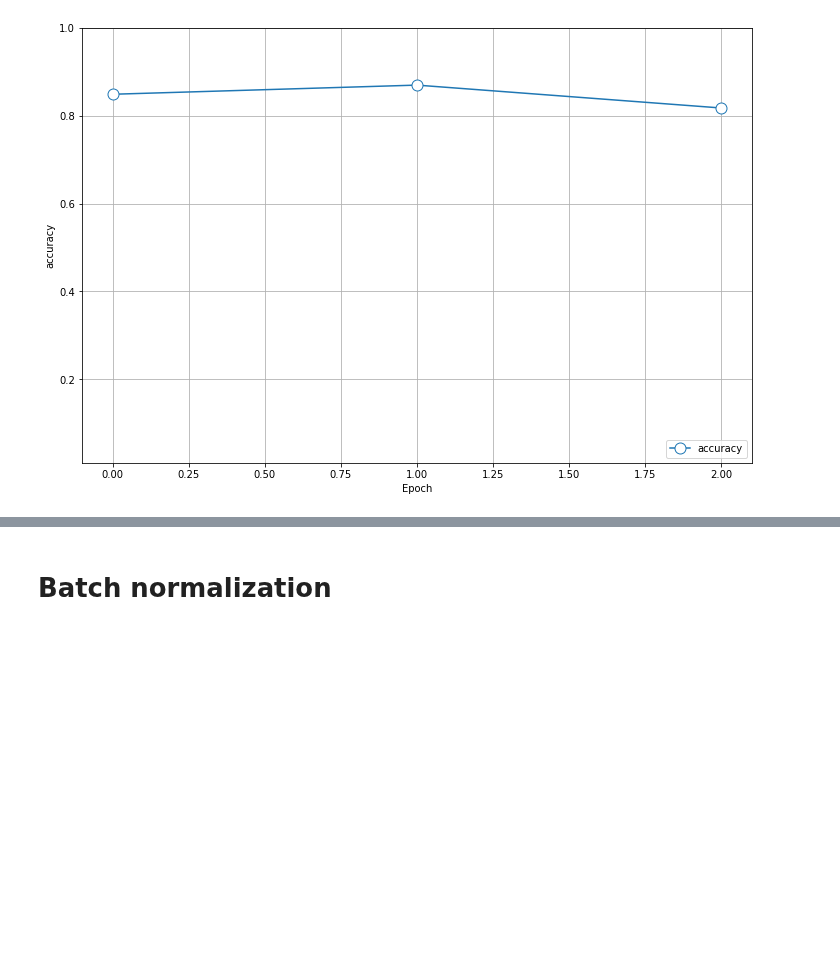
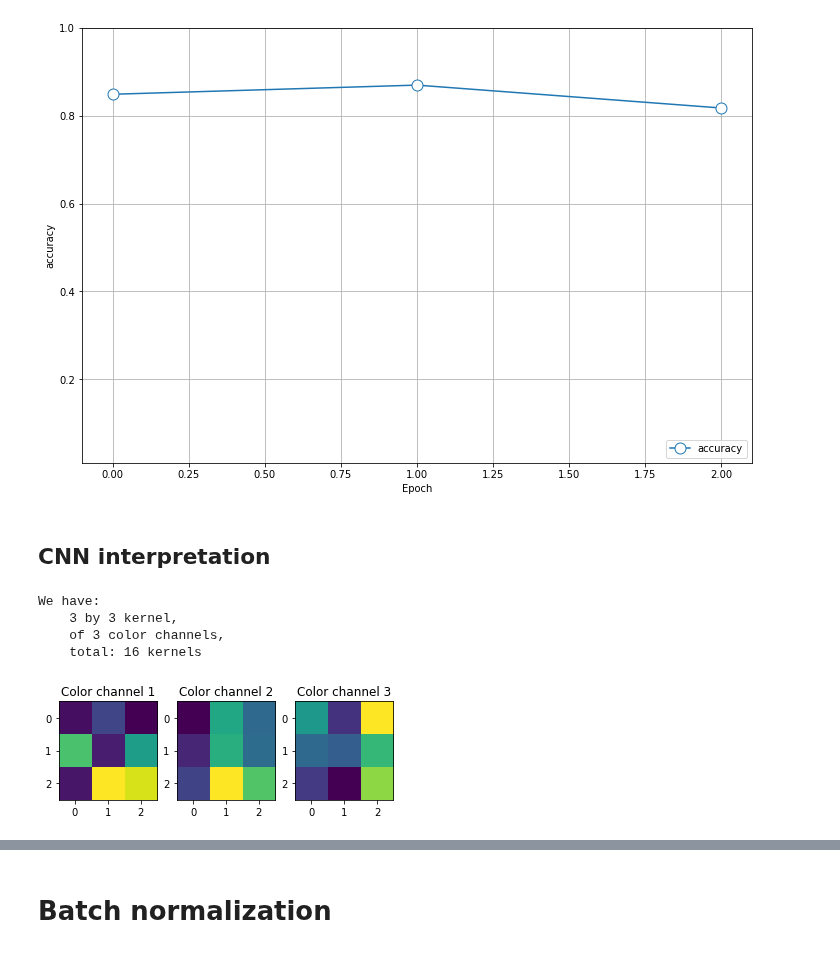
Before and after one commit to PashaIanko/Covid19Classifier, a Jupyter notebook: main.ipynb, the cells around one changed output, grey strips where cells are left out. Cells and saved outputs as stored; diff of their text form; code cells hidden in the pictures; blank space fills up the shorter version.

```diff
--- a/main.ipynb
+++ b/main.ipynb
@@ -383,3 +401,34 @@ plot_history(
 )
 # %% [output]
 [figure]
+# %% [markdown]
+## CNN interpretation
+# %%
+n_layer = 0
+n_kernel = 0  # The first one out of 16, 32, ... kernels in the layer
+index = 0  # First image from the batch
+
+conv_layer = cnn_model.model.layers[n_layer]
+kernels = conv_layer.get_weights()[0]
+
+color_kernels = [
+    kernels[:, :, color_ch, n_kernel]
+    for color_ch in range(*PreprocessingParameters.n_color_channels)
+]
+# %%
+kern_shape = kernels.shape
+print(
+    f'''We have:
+    {kern_shape[0]} by {kern_shape[1]} kernel,
+    of {kern_shape[2]} color channels,
+    total: {kern_shape[3]} kernels'''
+)
+# %% [output]
+We have:
+    3 by 3 kernel,
+    of 3 color channels,
+    total: 16 kernels
+# %%
+visualize_kernels(color_kernels)
+# %% [output]
+[figure, added]
```
Also changed, not shown: parts of 5 cells of this notebook.
